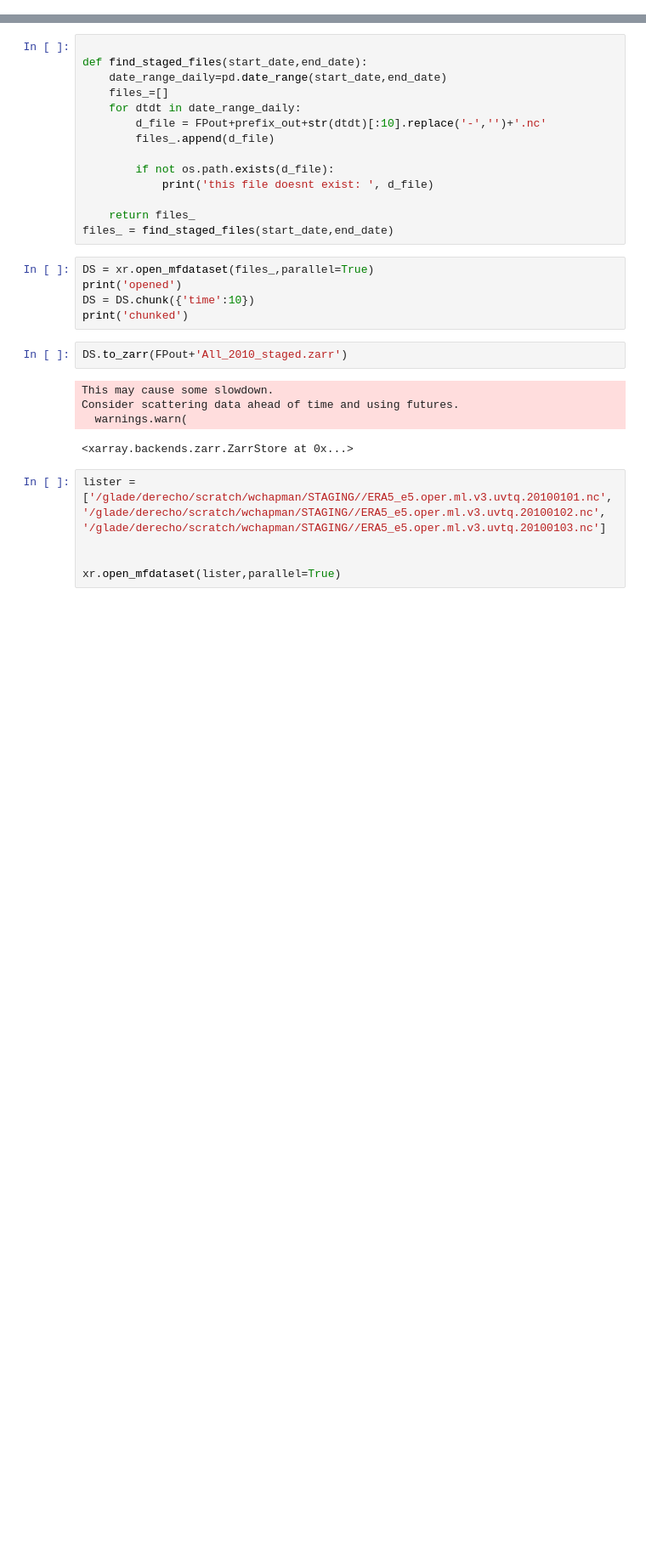
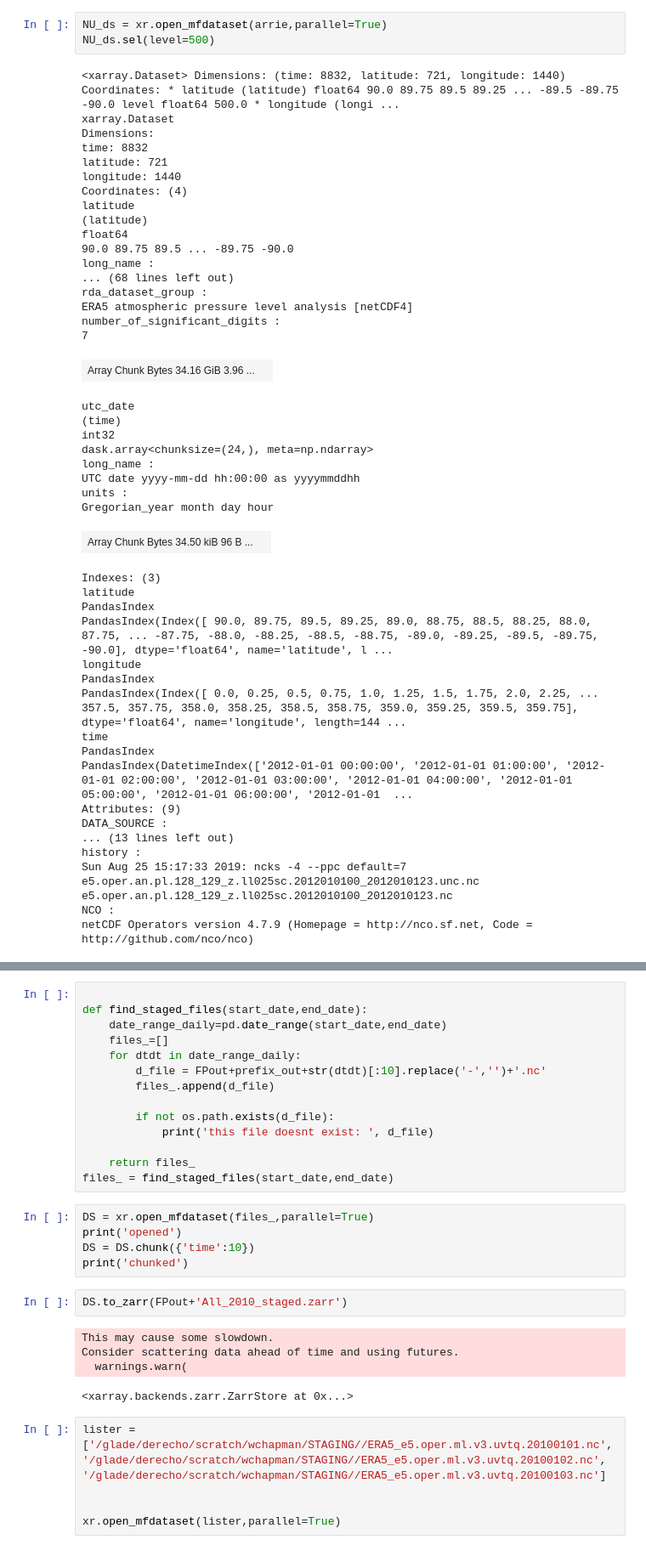
Before and after one commit to WillyChap/MLWPS, a Jupyter notebook: Stage_Data/Development.ipynb, the cells around one changed output, grey strips where cells are left out. Shown at 85% size. Saved outputs shown, nothing was run; the diff lists cells and outputs as text; blank space fills up the shorter version.

```diff
--- a/Stage_Data/Development.ipynb
+++ b/Stage_Data/Development.ipynb
@@ -44,0 +427,48 @@ client does not exist yet
+# %%
+NU_ds = xr.open_mfdataset(arrie,parallel=True)
+NU_ds.sel(level=500)
+# %% [output]
+<xarray.Dataset> Dimensions: (time: 8832, latitude: 721, longitude: 1440) Coordinates: * latitude (latitude) float64 90.0 89.75 89.5 89.25 ... -89.5 -89.75 -90.0 level float64 500.0 * longitude (longi ...
+xarray.Dataset
+Dimensions:
+time: 8832
+latitude: 721
+longitude: 1440
+Coordinates: (4)
+latitude
+(latitude)
+float64
+90.0 89.75 89.5 ... -89.75 -90.0
+long_name :
+... (68 lines left out)
+rda_dataset_group :
+ERA5 atmospheric pressure level analysis [netCDF4]
+number_of_significant_digits :
+7
+| Array Chunk Bytes 34.16 GiB 3.96 ... |  |
+utc_date
+(time)
+int32
+dask.array<chunksize=(24,), meta=np.ndarray>
+long_name :
+UTC date yyyy-mm-dd hh:00:00 as yyyymmddhh
+units :
+Gregorian_year month day hour
+| Array Chunk Bytes 34.50 kiB 96 B ... |  |
+Indexes: (3)
+latitude
+PandasIndex
+PandasIndex(Index([ 90.0, 89.75, 89.5, 89.25, 89.0, 88.75, 88.5, 88.25, 88.0, 87.75, ... -87.75, -88.0, -88.25, -88.5, -88.75, -89.0, -89.25, -89.5, -89.75, -90.0], dtype='float64', name='latitude', l ...
+longitude
+PandasIndex
+PandasIndex(Index([ 0.0, 0.25, 0.5, 0.75, 1.0, 1.25, 1.5, 1.75, 2.0, 2.25, ... 357.5, 357.75, 358.0, 358.25, 358.5, 358.75, 359.0, 359.25, 359.5, 359.75], dtype='float64', name='longitude', length=144 ...
+time
+PandasIndex
+PandasIndex(DatetimeIndex(['2012-01-01 00:00:00', '2012-01-01 01:00:00', '2012-01-01 02:00:00', '2012-01-01 03:00:00', '2012-01-01 04:00:00', '2012-01-01 05:00:00', '2012-01-01 06:00:00', '2012-01-01  ...
+Attributes: (9)
+DATA_SOURCE :
+... (13 lines left out)
+history :
+Sun Aug 25 15:17:33 2019: ncks -4 --ppc default=7 e5.oper.an.pl.128_129_z.ll025sc.2012010100_2012010123.unc.nc e5.oper.an.pl.128_129_z.ll025sc.2012010100_2012010123.nc
+NCO :
+netCDF Operators version 4.7.9 (Homepage = http://nco.sf.net, Code = http://github.com/nco/nco)
```
Also changed, not shown: parts of 10 cells of this notebook, 11 other files.
